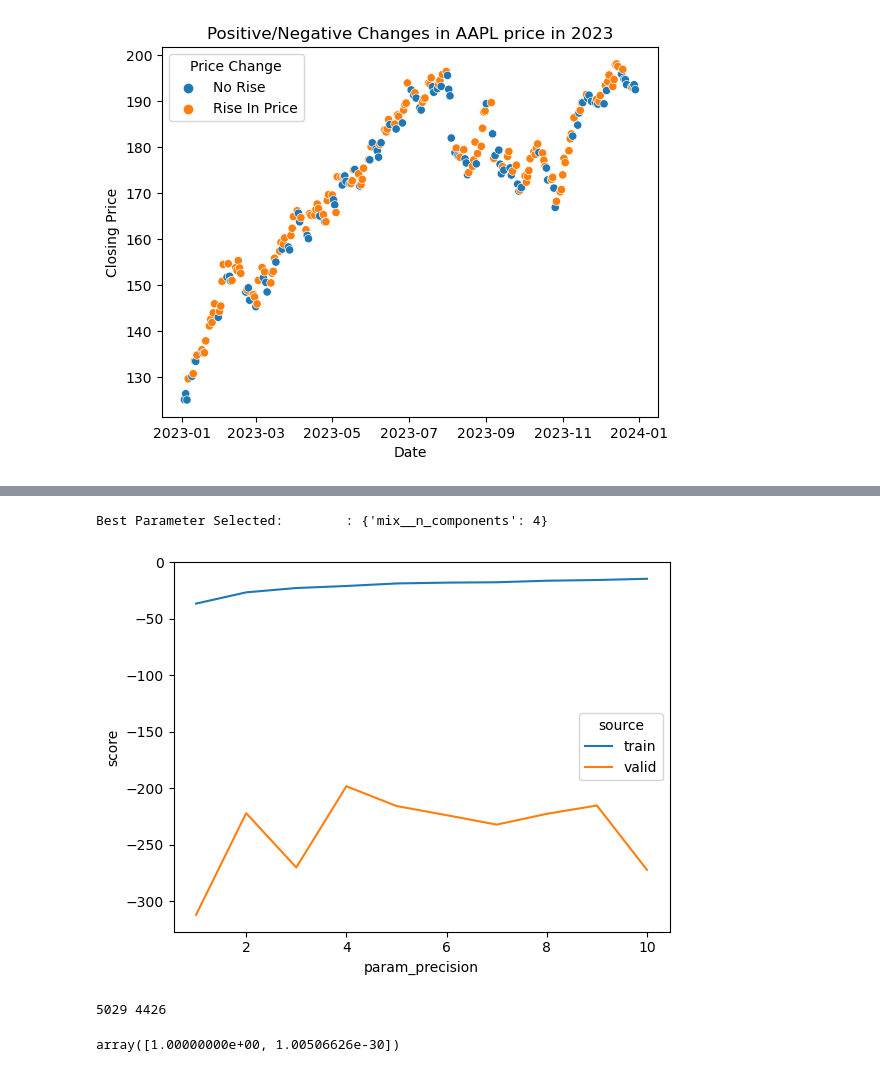
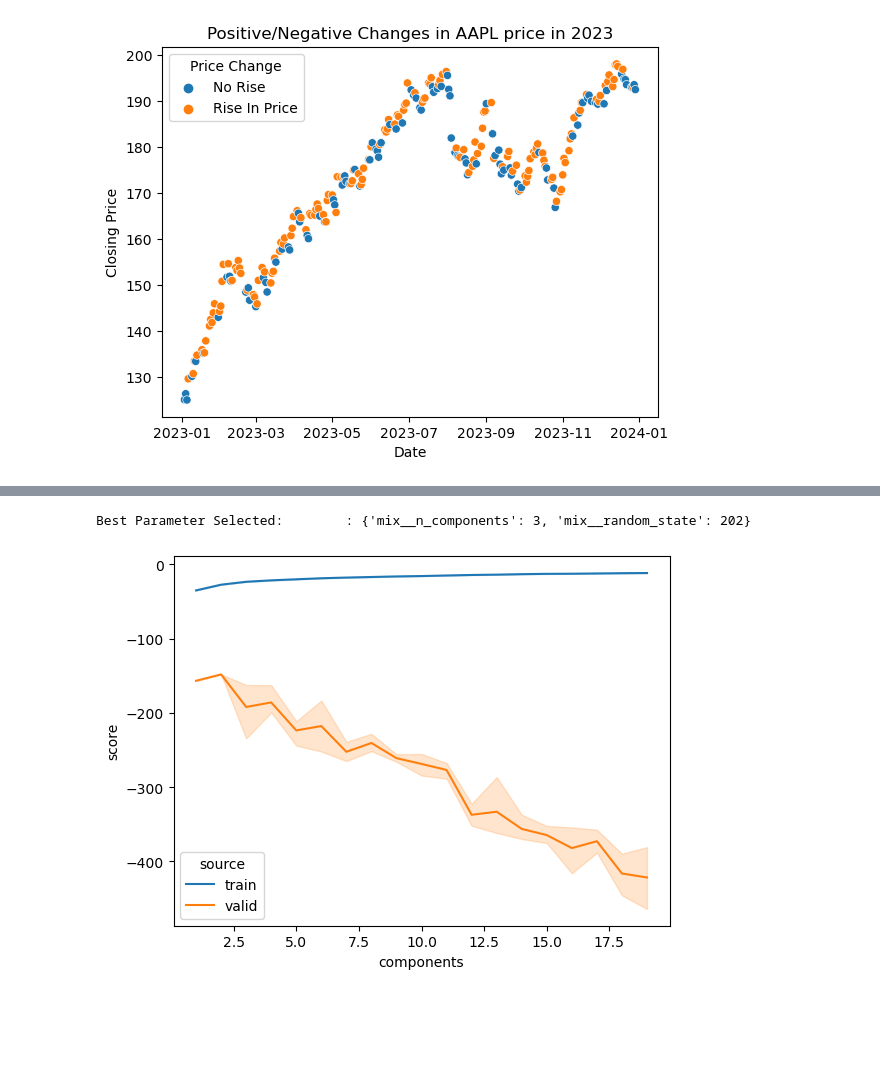
Before and after one commit to JamesDwightDana/cs136_group_project, a Jupyter notebook: project_jdd_MIXT_2.ipynb, the cells around one changed output, grey strips where cells are left out. Saved outputs shown, nothing was run; the diff lists cells and outputs as text; code cells hidden in the pictures; blank space fills up the shorter version.

```diff
--- a/project_jdd_MIXT_2.ipynb
+++ b/project_jdd_MIXT_2.ipynb
@@ -95,7 +86,7 @@ Index(['volatility_kch', 'volatility_kcl', 'volatility_kcw', 'volatility_kcp',
 df['priceChange'] = df['Close']-df['Open']
 df['priceChange_p'] = (df['Close']-df['Open'])/df['Open']
 
-class_threshold = 0
+class_threshold = 0.01
 df['classPriceChange'] = 1*(df['priceChange']>class_threshold)
 
 df['dateInt'] = df['date'].apply(lambda x: (x - datetime(1970,1,1)).days)
@@ -193,7 +458,8 @@ scores = []
 for n in n_options:
     myPipeline_PRE = Pipeline([
         ('scaler', StandardScaler()),
-        ('pca',PCA(n_components=n))])
+        ('pca',PCA(n_components=n))
+        ])
     myPipeline_PRE.fit(train_x)
     scores.append(np.sum(myPipeline_PRE['pca'].explained_variance_ratio_))
 
@@ -229,29 +538,6 @@ myPipeline_MIX = Pipeline([
     ('mix', GaussianMixture())])
 
 parameter_grid_MIX = {
-    'mix__n_components':[x for x in range(1,11)]
+    'mix__n_components':[x for x in range(1,20)],
+    'mix__random_state':[101,202,303,404]
 }
-
-clf_M1 = GridSearchCV(myPipeline_MIX,
-                   parameter_grid_MIX,
-                   cv = 5,
-                   return_train_score=True)
-clf_M1.fit(train_xD_1)
-
-param_precision = clf_M1.cv_results_['param_mix__n_components'].data
-
-df_cvtrain = pd.DataFrame(
-    {'source':'train',
-     'components':param_precision,
-     'score':clf_M1.cv_results_['mean_train_score']})
-
-df_cvvalid = pd.DataFrame(
-    {'source':'valid',
-     'param_precision':param_precision,
-     'score':clf_M1.cv_results_['mean_test_score']})
-
-df_cv = pd.concat([df_cvtrain,df_cvvalid])
-
-sns.lineplot(data=df_cv, x="param_precision",y='score',hue="source")
-
-print("Best Parameter Selected:\t:",clf_M1.best_params_)
@@ -261,30 +573,32 @@ Best Parameter Selected:        : {'mix__n_components': 10}
 # %%
 clf_M0 = GridSearchCV(myPipeline_MIX,
                    parameter_grid_MIX,
                    cv = 5,
                    return_train_score=True)
 clf_M0.fit(train_xD_0)
 
-param_precision = clf_M0.cv_results_['param_mix__n_components'].data
+param_comp = clf_M0.cv_results_['param_mix__n_components']
+param_rs = clf_M0.cv_results_['param_mix__random_state']
 
 df_cvtrain = pd.DataFrame(
     {'source':'train',
-     'components':param_precision,
+     'components':param_comp,
+     'random_state':param_rs,
      'score':clf_M0.cv_results_['mean_train_score']})
 
 df_cvvalid = pd.DataFrame(
     {'source':'valid',
-     'param_precision':param_precision,
+     'components':param_comp,
+     'random_state':param_rs,
      'score':clf_M0.cv_results_['mean_test_score']})
 
 df_cv = pd.concat([df_cvtrain,df_cvvalid])
 
-sns.lineplot(data=df_cv, x="param_precision",y='score',hue="source")
-
+sns.lineplot(data=df_cv, x="components",y='score',hue="source")
 print("Best Parameter Selected:\t:",clf_M0.best_params_)
 # %% [output]
-Best Parameter Selected:        : {'mix__n_components': 4}
+Best Parameter Selected:        : {'mix__n_components': 3, 'mix__random_state': 202}
-[figure, old version]
+[figure, new version]
 # %%
 pi0 = clf_M0.best_estimator_['mix'].weights_
 mu0 = clf_M0.best_estimator_['mix'].means_
@@ -331,10 +654,0 @@ test_predict_y = np.array(list(map(lambda x: prob_gmm_joint_xy(x,param_tuple), t
-# %%
-N0 = train_xD_0.shape[0]
-N1 = train_xD_1.shape[0]
-print(N0,N1)
-# %% [output]
-5029 4426
-# %%
-train_predict0_y[0]
-# %% [output]
-array([1.00000000e+00, 1.00506626e-30])
```
Also changed, not shown: parts of 26 cells of this notebook.
